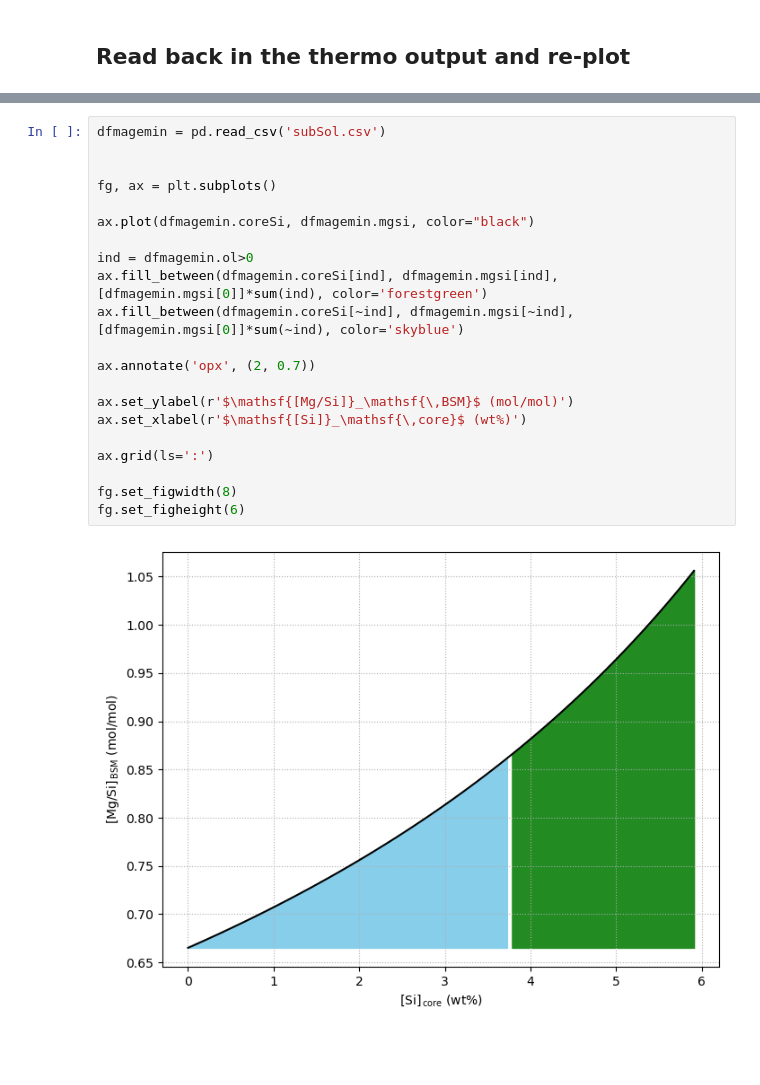
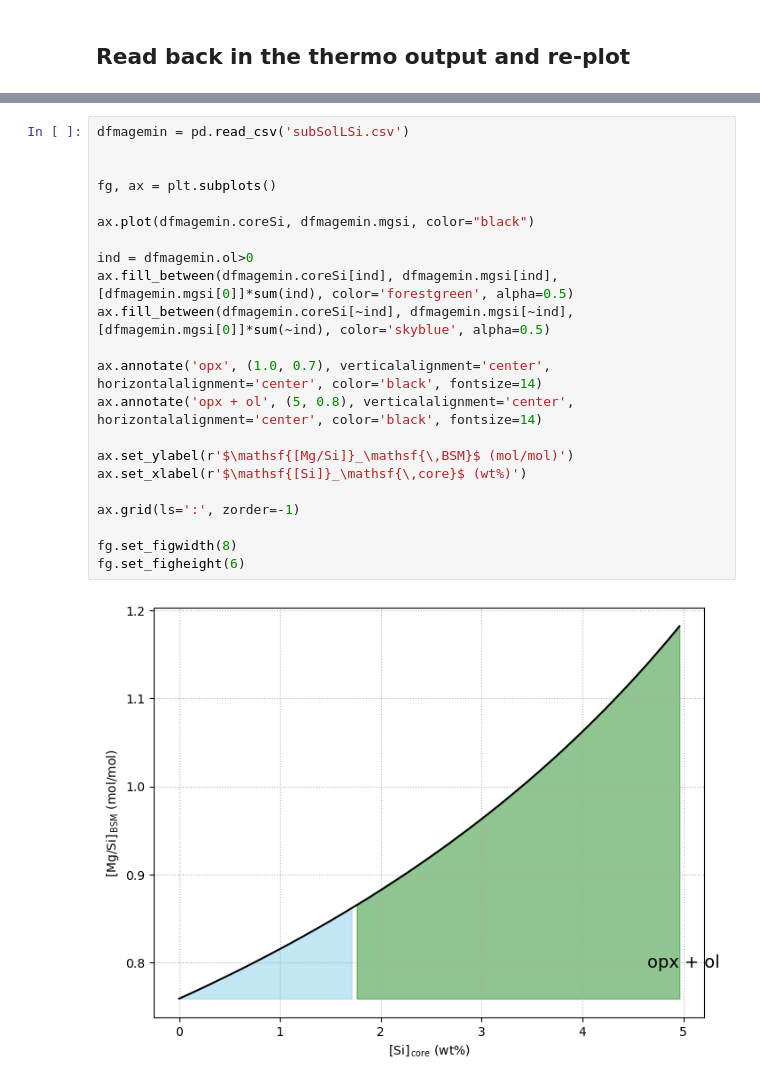
Before and after one commit to kellertobs/hgcomp, a Jupyter notebook: eh_make.ipynb, the cells around one changed output, grey strips where cells are left out. Drawn from its saved outputs; the diff is of its cells as text; blank space fills up the shorter version.

Commit message:
all updates that go through to making the coresi mantle mgsi figure

```diff
--- a/eh_make.ipynb
+++ b/eh_make.ipynb
@@ -420,23 +457,24 @@ dfThermoSi.to_csv('thermoInputLSi.csv', index=False)
 # %%
-dfmagemin = pd.read_csv('subSol.csv')
+dfmagemin = pd.read_csv('subSolLSi.csv')
 
 
 fg, ax = plt.subplots()
 
 ax.plot(dfmagemin.coreSi, dfmagemin.mgsi, color="black")
 
 ind = dfmagemin.ol>0
-ax.fill_between(dfmagemin.coreSi[ind], dfmagemin.mgsi[ind], [dfmagemin.mgsi[0]]*sum(ind), color='forestgreen')
-ax.fill_between(dfmagemin.coreSi[~ind], dfmagemin.mgsi[~ind], [dfmagemin.mgsi[0]]*sum(~ind), color='skyblue')
+ax.fill_between(dfmagemin.coreSi[ind], dfmagemin.mgsi[ind], [dfmagemin.mgsi[0]]*sum(ind), color='forestgreen', alpha=0.5)
+ax.fill_between(dfmagemin.coreSi[~ind], dfmagemin.mgsi[~ind], [dfmagemin.mgsi[0]]*sum(~ind), color='skyblue', alpha=0.5)
 
-ax.annotate('opx', (2, 0.7))
+ax.annotate('opx', (1.0, 0.7), verticalalignment='center', horizontalalignment='center', color='black', fontsize=14)
+ax.annotate('opx + ol', (5, 0.8), verticalalignment='center', horizontalalignment='center', color='black', fontsize=14)
 
 ax.set_ylabel(r'$\mathsf{[Mg/Si]}_\mathsf{\,BSM}$ (mol/mol)')
 ax.set_xlabel(r'$\mathsf{[Si]}_\mathsf{\,core}$ (wt%)')
 
-ax.grid(ls=':')
+ax.grid(ls=':', zorder=-1)
 
 fg.set_figwidth(8)
 fg.set_figheight(6)
 # %% [output]
-[figure, old version]
+[figure, new version]
```
Also changed, not shown: parts of 5 cells of this notebook, 4 other files.
